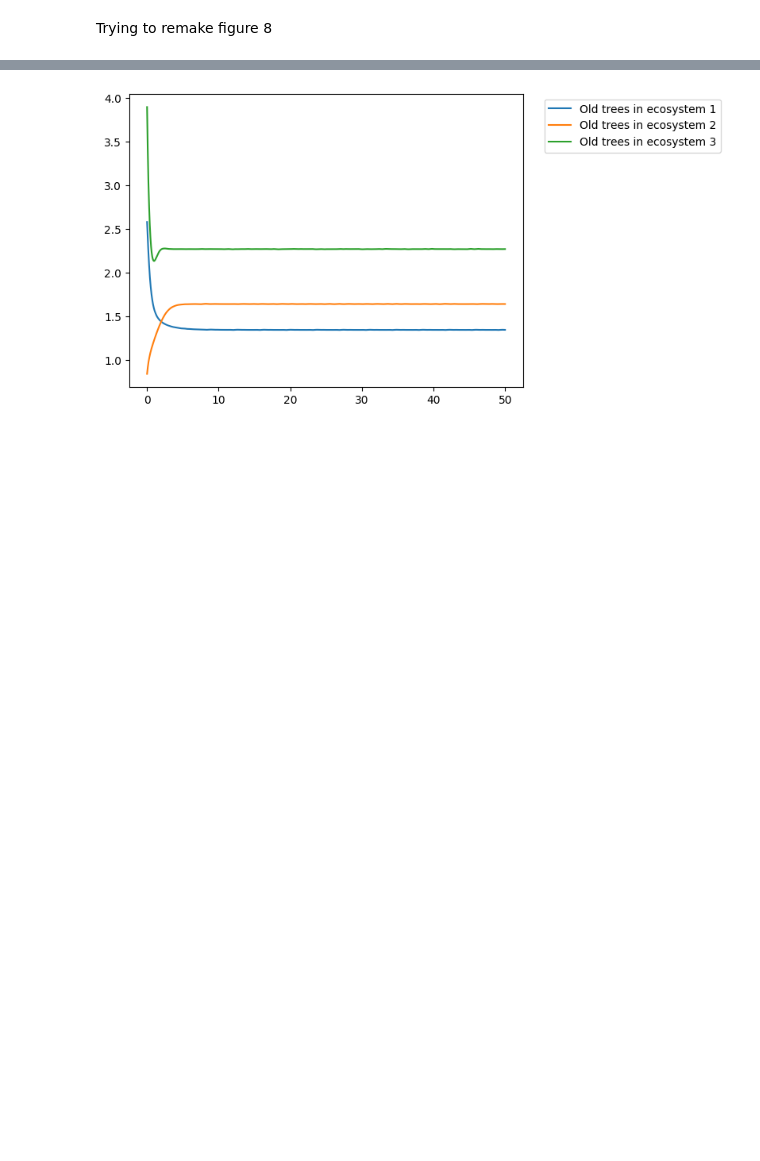
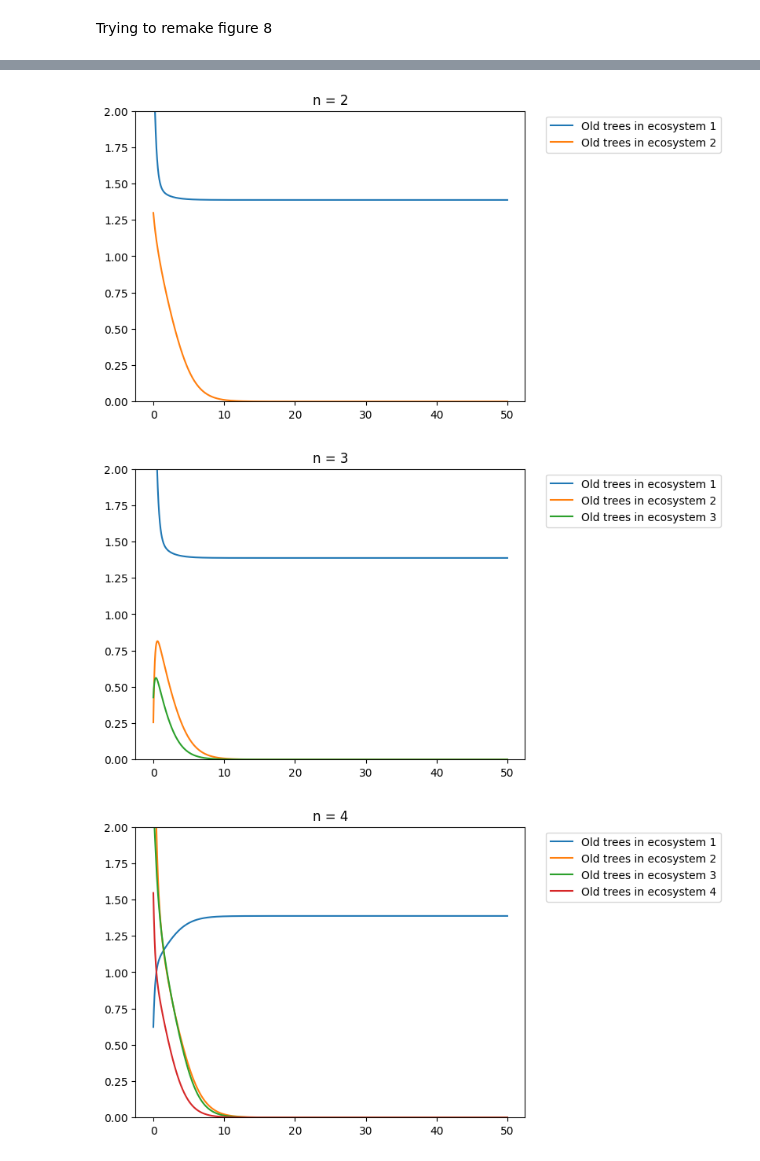
Before and after one commit to marcelvdla/CSSim, a Jupyter notebook: notebooks/two_forest_model.ipynb, the cells around one changed output, grey strips where cells are left out. Cells and saved outputs as stored; diff of their text form; code cells hidden in the pictures; blank space fills up the shorter version.

```diff
--- a/notebooks/two_forest_model.ipynb
+++ b/notebooks/two_forest_model.ipynb
@@ -174,7 +120,7 @@ def system_n_forests_forward(x0s, y0s, args, timesteps = 100, dt = 0.001):
     y_vals = np.empty((n, int(timesteps/dt)))
 
     for t in range(int(timesteps / dt)):
-        penalties = alpha(x0s, y0s, dist=42)
+        penalties = alpha(x0s, y0s, dist=args[6], beta_2 = args[7], P_0 = args[8])
         for i in range(n):
 
             x_vals[i, t] = x0s[i]
@@ -223,23 +149,15 @@ Ttest_indResult(statistic=-31.04053333130136, pvalue=8.36979052313712e-211)
 # %% [markdown]
 Trying to remake figure 8
 # %%
-import random
-t, xs, ys = system_n_forests_solveivp([random.uniform(0, 4), random.uniform(0,4)], [random.uniform(2,4), random.uniform(2,4)], arguments, time)
-
-for i, x in enumerate(xs):
-    #plt.plot(t, x, label = f"Young trees in ecosystem {i+1}")
-    plt.plot(t, ys[i], label = f"Old trees in ecosystem {i+1}")
-
-plt.legend(bbox_to_anchor=(1.04, 1), loc="upper left")
-plt.show()
-
 time = 50
 dt = 0.01
-xs, ys, alt_penalties = system_n_forests_forward([random.uniform(0, 4), random.uniform(0,4)], [random.uniform(2,4), random.uniform(2,4)], arguments, time, dt)
+xs, ys, alt_penalties = system_n_forests_forward([np.random.uniform(0, 4), np.random.uniform(0,4)],
+                                                 [np.random.uniform(0,4), np.random.uniform(0,4)], arguments, time, dt)
 
 for i, x in enumerate(xs):
     #plt.plot(np.arange(0, time, dt), x, label = f"Young trees in ecosystem {i+1}")
     plt.plot(np.arange(0, time, dt), ys[i], label = f"Old trees in ecosystem {i+1}")
+plt.ylim(0,2)
 plt.legend(bbox_to_anchor=(1.04, 1), loc="upper left")
 plt.show()
 # %% [output]
@@ -248,11 +165,28 @@ plt.show()
+# %%
+fertility = 4.2 #rho
+mortality_young = 0.01 # should be the weird quadratic function but i think making a constant based on data is better
+# for now implemented as
+aging_rate = 1 #f
+biotic_pump_young = 1 #a1
+mortality_old = 2 #h
+biotic_pump_old = 0 #a2
+dist = 900
+beta_2 = 0.15
+P_0 = 1.05
+
+arguments = (fertility, mortality_young, aging_rate, biotic_pump_young, mortality_old, biotic_pump_old, dist, beta_2, P_0)
 # %%
-t, xs, ys = system_n_forests_solveivp([random.uniform(0, 4), random.uniform(0,4), random.uniform(0,4)], [random.uniform(0,4), random.uniform(0,4), random.uniform(0,4)], arguments, time)
+for n in range(2, 11):
+    xs, ys, alt_penalties = system_n_forests_forward(np.random.uniform(0,4, (1,n)).flatten(), np.random.uniform(2,4, (1,n)).flatten(), arguments, time, dt)
 
-for i, x in enumerate(xs):
-    #plt.plot(t, x, label = f"Young trees in ecosystem {i+1}")
-    plt.plot(t, ys[i], label = f"Old trees in ecosystem {i+1}")
-
-plt.legend(bbox_to_anchor=(1.04, 1), loc="upper left")
-plt.show()
+    for i, y in enumerate(ys):
+        #plt.plot(t, x, label = f"Young trees in ecosystem {i+1}")
+        plt.plot(np.arange(0, time, dt), y, label = f"Old trees in ecosystem {i+1}")
+    plt.title(f"n = {n}")
+    plt.ylim(0,2)
+    plt.legend(bbox_to_anchor=(1.04, 1), loc="upper left")
+    plt.show()
 # %% [output]
-[figure, old version]
+[figure, new version]
+[figure, added]
+[figure, added]
```
Also changed, not shown: parts of 13 cells of this notebook, 1 other file.
